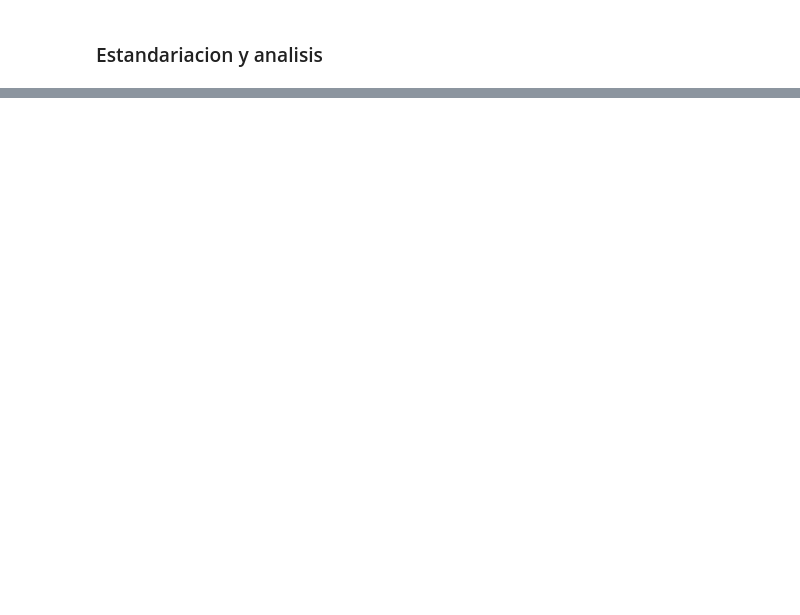
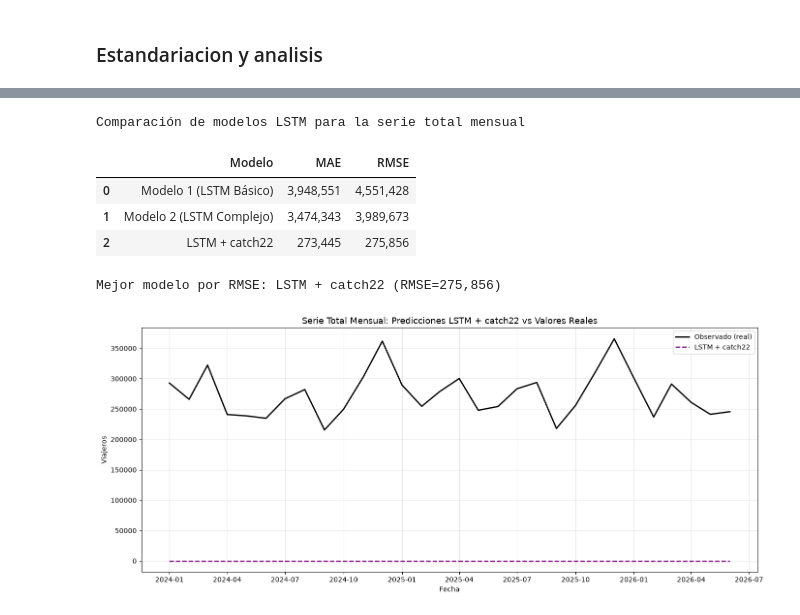
Before and after one commit to abbydoag/Labs_DataSci, a Jupyter notebook: Lab2/LSMT_TotalMensual.ipynb, the cells around one changed output, grey strips where cells are left out. Saved outputs shown, nothing was run; the diff lists cells and outputs as text; code cells hidden in the pictures; blank space fills up the shorter version.

Commit message:
Feat: Finish Total mensual

```diff
--- a/Lab2/LSMT_TotalMensual.ipynb
+++ b/Lab2/LSMT_TotalMensual.ipynb
@@ -966,0 +1202,73 @@ Distribucion series por cluster:
+# %%
+# Evaluación y comparación final
+print('=== Evaluación LSTM + catch22 ===')
+print()
+
+# Evaluar en test
+eval_result_c22 = modelo_c22.evaluate([X_test, c22_test_rep], y_test, verbose=0)
+print(f'  Loss en test (MSE): {eval_result_c22[0]:.4f}')
+print(f'  RMSE en test (scaled): {eval_result_c22[1]:.4f}')
+
+# Predecir y desnormalizar para comparar en escala original
+pred_c22_scaled = modelo_c22.predict([X_test, c22_test_rep], verbose=0).flatten()
+pred_c22_orig = scaler.inverse_transform(pred_c22_scaled.reshape(-1, 1)).flatten()
+
+# Manejar posibles NaN en predicciones
+nan_mask = np.isnan(pred_c22_orig)
+n_nan = nan_mask.sum()
+pred_c22_orig = np.nan_to_num(pred_c22_orig, nan=0.0)
+
+# Valores reales del test en escala original
+test_start_idx = int(0.8 * len(viajeros_mensuales))
+y_test_orig = viajeros_mensuales.values[test_start_idx + n_pasos:].flatten()
+y_test_orig = y_test_orig[:len(pred_c22_orig)]
+
+# Métricas en escala original
+rmse_c22 = np.sqrt(mean_squared_error(y_test_orig, pred_c22_orig))
+mae_c22 = mean_absolute_error(y_test_orig, pred_c22_orig)
+
+if n_nan > 0:
+    print(f'\n  Advertencia: {n_nan} de {len(pred_c22_orig)} predicciones fueron NaN')
+    print('     (reemplazadas por 0 para calcular métricas)')
+
+print(f'\n  MAE (original):  {mae_c22:,.0f} viajeros')
+print(f'  RMSE (original): {rmse_c22:,.0f} viajeros')
+
+# Comparación con los modelos LSTM originales (sin catch22)
+nombres_modelos = ['Modelo 1 (LSTM Básico)', 'Modelo 2 (LSTM Complejo)', 'LSTM + catch22']
+maes_comparacion = [mae1, mae2, mae_c22]
+rmses_comparacion = [rmse1, rmse2, rmse_c22]
+
+comparacion_catch22 = pd.DataFrame({
+    'Modelo': nombres_modelos,
+    'MAE': maes_comparacion,
+    'RMSE': rmses_comparacion,
+})
+
+mejor_idx = np.argmin(rmses_comparacion)
+print('\n=== Comparación Final: LSTM con catch22 vs Modelos LSTM Originales ===')
+display(
+    comparacion_catch22.style.format({
+        'MAE': '{:,.0f}',
+        'RMSE': '{:,.0f}',
+    }).set_caption('Comparación de modelos LSTM para la serie total mensual')
+)
+
+print(f'\nMejor modelo por RMSE: {nombres_modelos[mejor_idx]} (RMSE={rmses_comparacion[mejor_idx]:,.0f})')
+
+# Gráfico comparativo de predicciones en prueba
+fig, ax = plt.subplots(figsize=(14, 6))
+test_dates = viajeros_mensuales.index[test_start_idx + n_pasos:]
+test_dates = test_dates[:len(y_test_orig)]
+
+ax.plot(test_dates, y_test_orig, color='black', lw=2, label='Observado (real)')
+ax.plot(test_dates, pred_c22_orig, color='purple', lw=1.8, ls='--',
+        label='LSTM + catch22')
+ax.set_title('Serie Total Mensual: Predicciones LSTM + catch22 vs Valores Reales', fontsize=13)
+ax.set_xlabel('Fecha')
+ax.set_ylabel('Viajeros')
+ax.legend()
+ax.grid(True, alpha=0.3)
+plt.tight_layout()
+plt.show()
+# %% [output]
@@ -966,0 +1287,7 @@ Distribucion series por cluster:
+Comparación de modelos LSTM para la serie total mensual
+|  | Modelo | MAE | RMSE |
+| 0 | Modelo 1 (LSTM Básico) | 3,948,551 | 4,551,428 |
+| 1 | Modelo 2 (LSTM Complejo) | 3,474,343 | 3,989,673 |
+| 2 | LSTM + catch22 | 273,445 | 275,856 |
+Mejor modelo por RMSE: LSTM + catch22 (RMSE=275,856)
+[figure, added]
```
Also changed, not shown: parts of 18 cells of this notebook.
